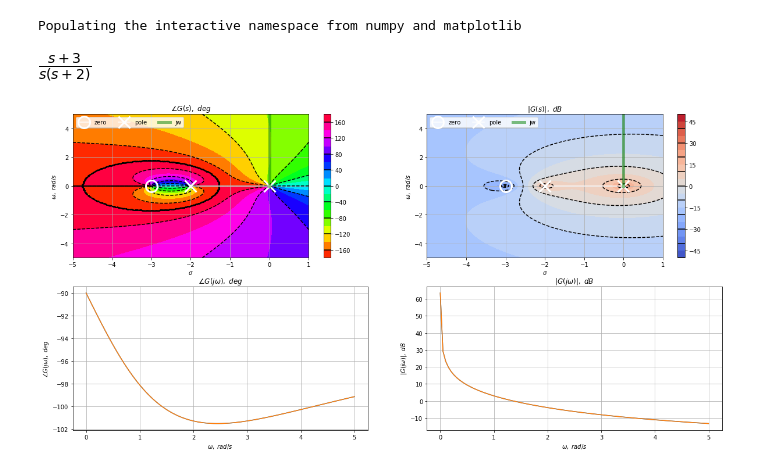
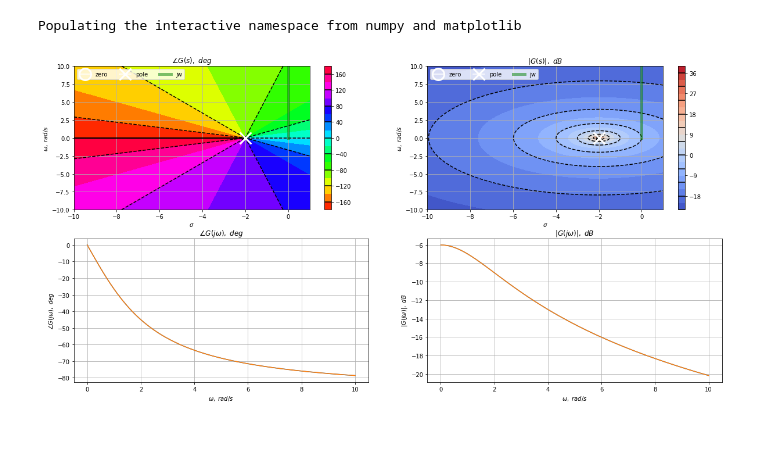
Before and after one commit to jgoppert/aae364_notebook, a Jupyter notebook: ComplexFunctions.ipynb, the cells around one changed output. Drawn from its saved outputs; the diff is of its cells as text; code cells hidden in the pictures; blank space fills up the shorter version.

```diff
--- a/ComplexFunctions.ipynb
+++ b/ComplexFunctions.ipynb
@@ -113,11 +113,8 @@ def plot_complex_function(Y, sigma_min, sigma_max, omega_max, log_omega, plot_co
 t, sigma, omega = sympy.symbols('t, sigma, omega')
 s = sympy.symbols('s', complex=True)
 
-Y = (s+3)/((s+2)*s)
-Y
+Y = 1/(s + 2)
-# %% [output]
-[figure, removed]
 # %%
-plot_complex_function(Y, sigma_min=-5, sigma_max=1, omega_max=5, log_omega=False, plot_conj=True)
+plot_complex_function(Y, sigma_min=-10, sigma_max=1, omega_max=10, log_omega=False, plot_conj=True)
 # %% [output]
-[figure, old version]
+[figure, new version]
```
Also changed, not shown: 2 other files.
